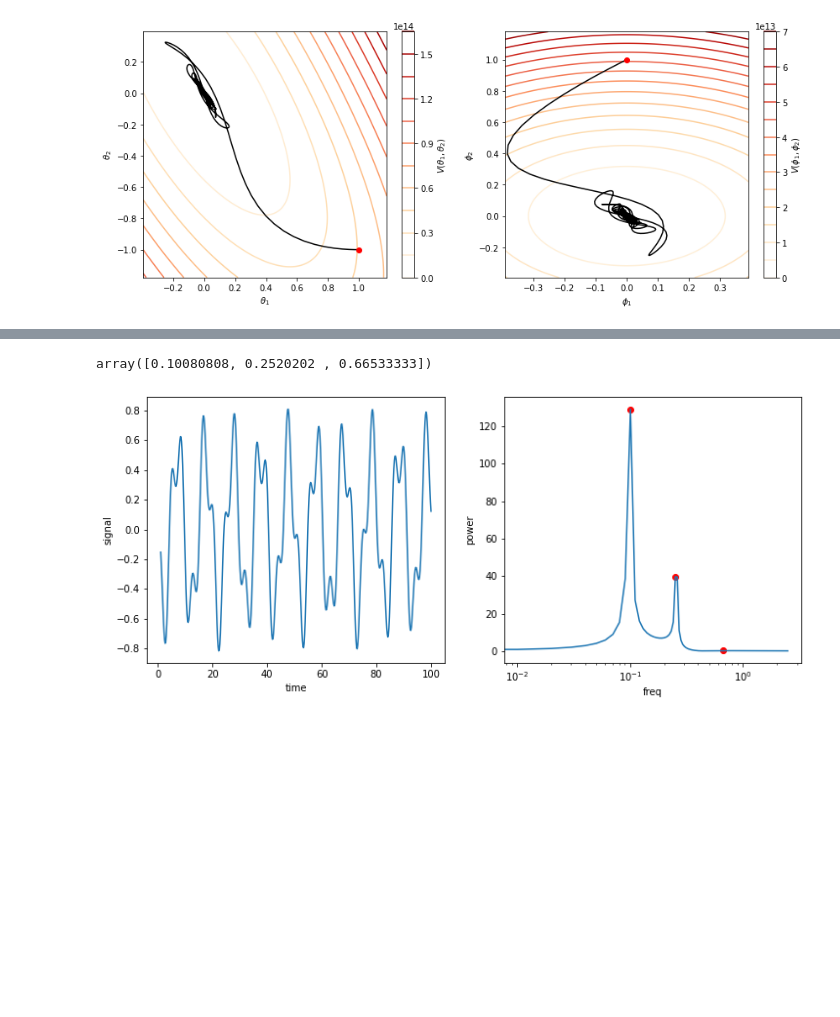
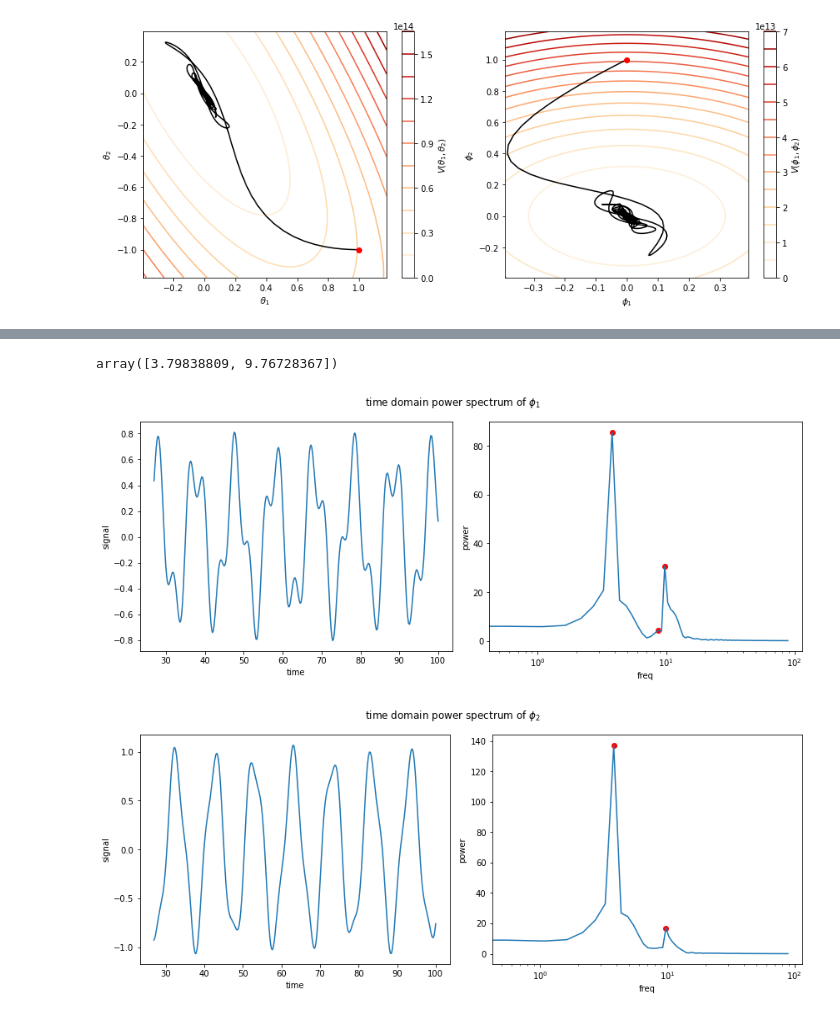
Before and after one commit to anna-jana/masters-project, a Jupyter notebook: transport_eq_in_time/multi_axion.ipynb, the cells around one changed output, grey strips where cells are left out. Saved outputs shown, nothing was run; the diff lists cells and outputs as text; code cells hidden in the pictures; blank space fills up the shorter version.

Commit message:
plotting the axion field

```diff
--- a/transport_eq_in_time/multi_axion.ipynb
+++ b/transport_eq_in_time/multi_axion.ipynb
@@ -20,7 +20,7 @@ rh_sol, T_and_H_fn, T_and_H_and_T_dot_fn = decay_process.solve(tmax_inf, rho_R_i
 
 axsol = multi_axion_field.solve(np.hstack([thetas0, np.zeros(len(Lambda))]), (Q, Lambda), tmax_axion, T_and_H_fn, Gamma_inf)
 
-ts = np.linspace(0, tmax_axion, 500)
-theta1s, theta2s, theta1_dots, theta2_dots = canoncial_states = axsol.sol(ts)
+ts = axsol.t
+theta1s, theta2s, theta1_dots, theta2_dots = canoncial_states = axsol.y
 phi1s, phi2s, phi1_dots, phi2_dots = mass_states = multi_axion_field.calc_mass_state(canoncial_states, Q, Lambda)
 # %%
@@ -89,27 +88,34 @@ Text(0.5, 1.0, 'alpha = -1.4952561379251554')
 # %%
-def analyse_power_spectrum(ts, var):
+def analyse_power_spectrum(name, ts, var, skip_percent=1/100):
     tspan = ts[-1] - ts[0]
-    skip = tspan / 100
-    s = skip_steps = int(np.ceil(skip / (ts[1] - ts[0])))
+    skip = tspan * skip_percent
+    s = int(np.ceil(skip / (ts[1] - ts[0])))
     signal = var[s:] / ts[s:]**(alpha/2)
     dt = ts[1] - ts[0]
     freq = rfftfreq(len(signal), dt)
     ft = rfft(signal)
     pow_spec = np.abs(ft)
     is_local_max = (pow_spec[:-2] < pow_spec[1:-1]) & (pow_spec[2:] < pow_spec[1:-1])
-    peaks = freq[1:-1][is_local_max]
+    is_larger_than_mean = pow_spec[1:-1] > np.mean(pow_spec)
+    is_peak = is_local_max & is_larger_than_mean
+    peaks = freq[1:-1][is_peak]
     plt.figure(figsize=(12,5))
     plt.subplot(1,2,1)
     plt.plot(ts[s:], signal)
     plt.xlabel("time")
     plt.ylabel("signal")
     plt.subplot(1,2,2)
-    plt.plot(peaks, pow_spec[1:-1][is_local_max], "or")
-    plt.semilogx(freq, pow_spec)
+    plt.plot(peaks, pow_spec[1:-1][is_peak], "or")
+    plt.plot(freq, pow_spec)
+    plt.xscale("log")
     plt.xlabel("freq")
     plt.ylabel("power")
+    plt.suptitle(f"time domain power spectrum of {name}")
+    plt.tight_layout()
     return peaks
-analyse_power_spectrum(ts, phi1s)
+analyse_power_spectrum(mass_states_names[0], ts, phi1s)
+analyse_power_spectrum(mass_states_names[1], ts, phi2s)
 # %% [output]
-array([0.10080808, 0.2520202 , 0.66533333])
+array([3.79838809, 9.76728367])
-[figure, old version]
+[figure, new version]
+[figure, added]
```
Also changed, not shown: parts of 2 cells of this notebook, 3 other files.
